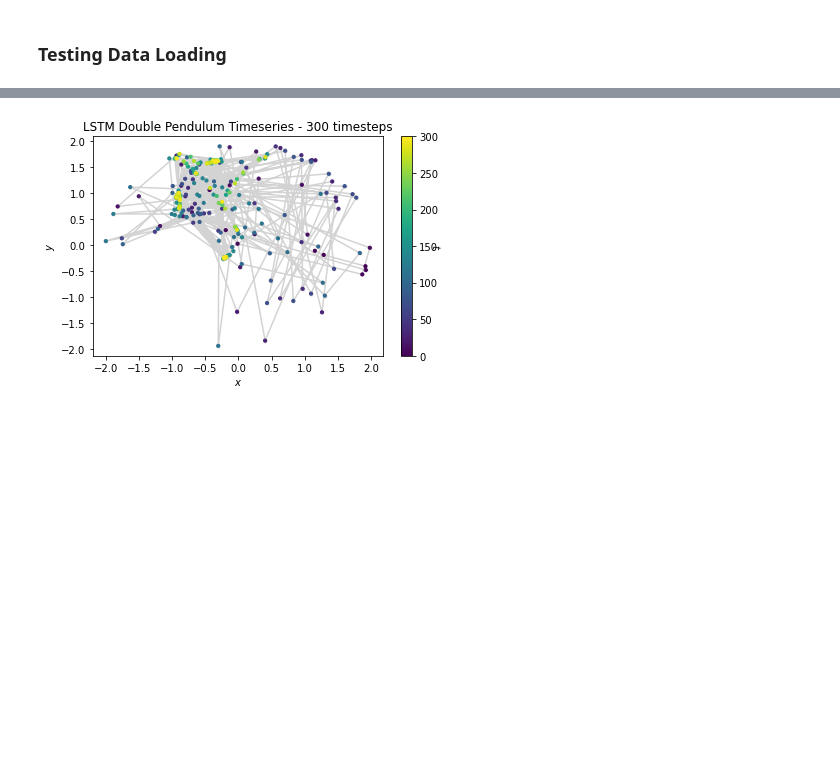
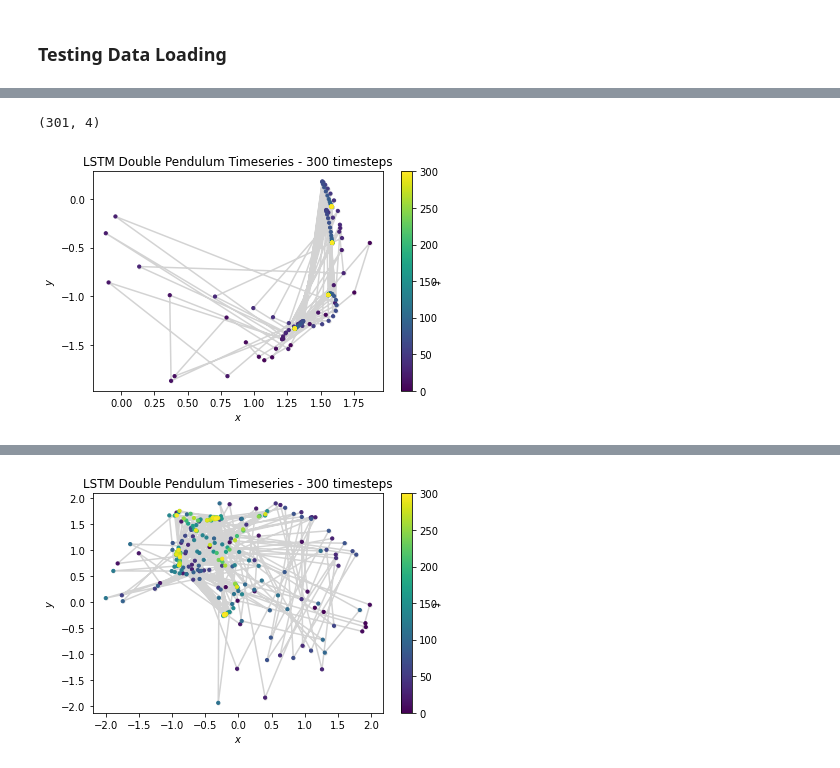
Before and after one commit to gthampak/physinet.io, a Jupyter notebook: LSTM_Model.ipynb, the cells around one changed output, grey strips where cells are left out. Saved outputs shown, nothing was run; the diff lists cells and outputs as text; code cells hidden in the pictures; blank space fills up the shorter version.

```diff
--- a/LSTM_Model.ipynb
+++ b/LSTM_Model.ipynb
@@ -335,0 +348,14 @@ output = predict(model, test_set[0][0], 301)
+# %%
+x1_analytical.shape
+# %% [output]
+(301, 4)
+# %%
+tai_output = predict(model, x1_analytical[[0,1,2,3],:], 301)
+# %%
+L1, L2 = 1, 1
+theta1mod, theta2mod = tai_output[:, 0], tai_output[:, 1]
+cart_coords_mod_tai = radial2cartesian(theta1mod, theta2mod, L1, L2)
+# %%
+cart_coords_over_time(cart_coords_mod_tai)
+# %% [output]
+[figure, added]
```
Also changed, not shown: parts of 6 cells of this notebook, 2 other files.
